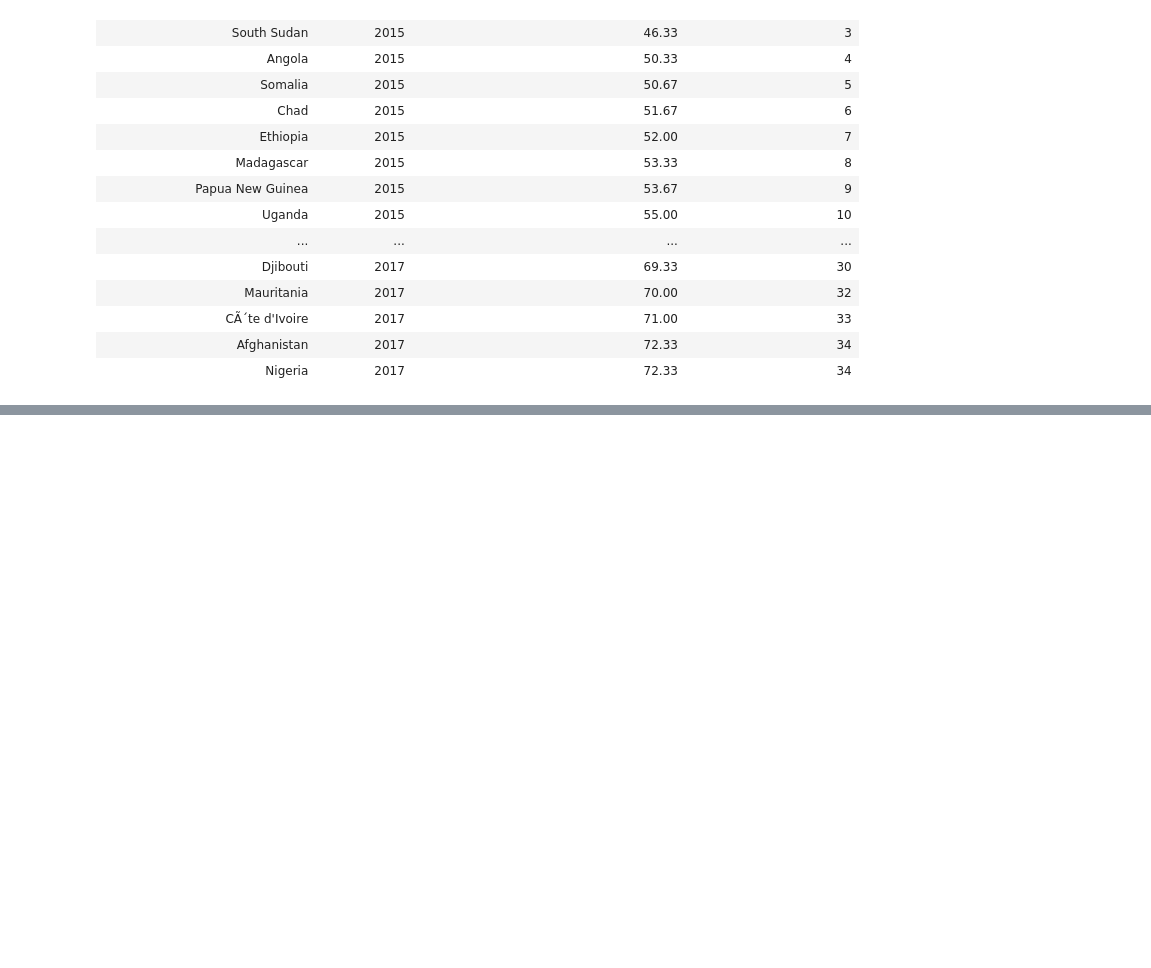
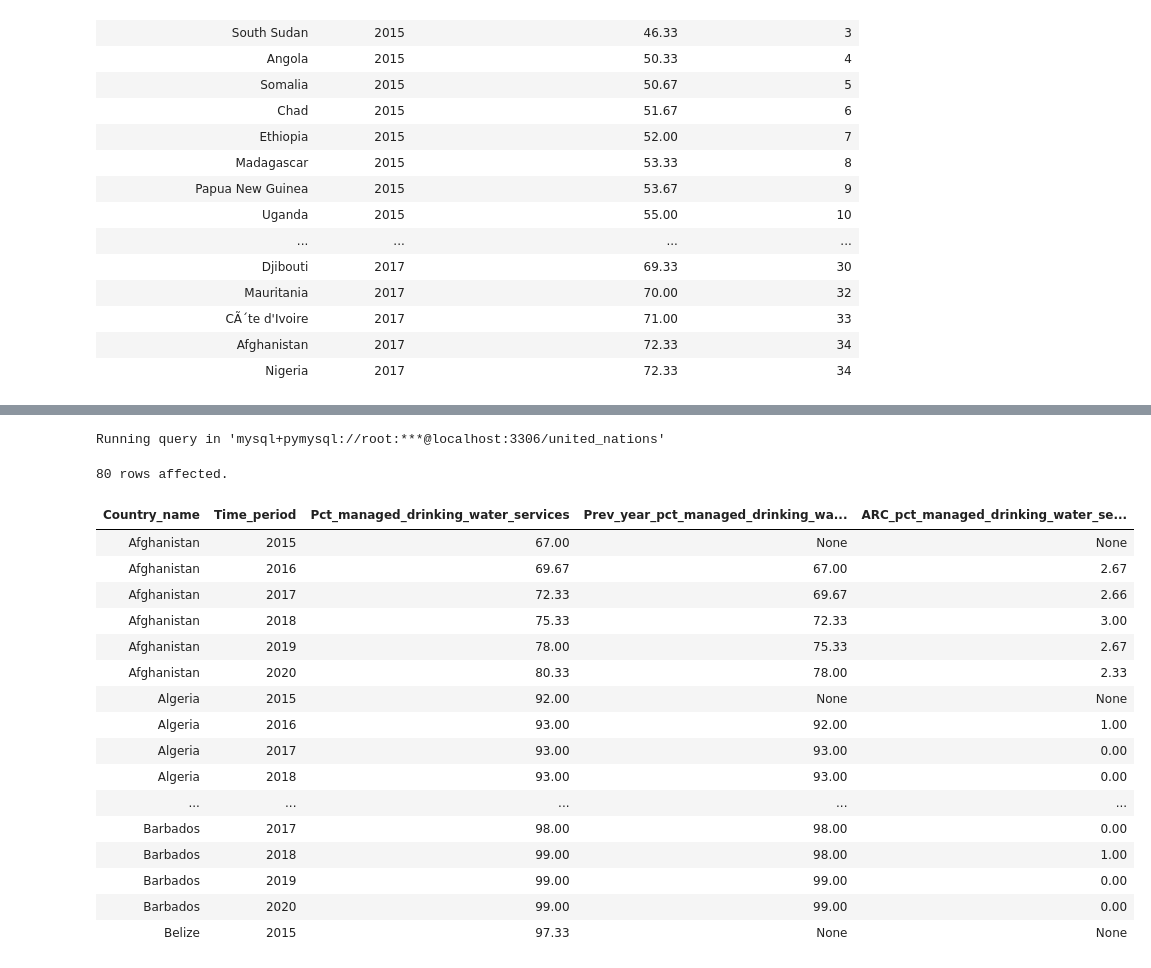
Before and after one commit to kxrrym03/ALX-Exercises, a Jupyter notebook: ALX United Nations.ipynb, the cells around one changed output, grey strips where cells are left out. Saved outputs shown, nothing was run; the diff lists cells and outputs as text; code cells hidden in the pictures; blank space fills up the shorter version.

```diff
--- a/ALX United Nations.ipynb
+++ b/ALX United Nations.ipynb
@@ -791,0 +823,34 @@ Running query in 'mysql+pymysql://root:***@localhost:3306/united_nations'
+# %%
+%%sql
+
+SELECT
+    Country_name,
+    Time_period,
+    Pct_managed_drinking_water_services,
+    LAG(Pct_managed_drinking_water_services) OVER( PARTITION BY Country_name
+    ORDER BY Time_period ASC) AS Prev_year_pct_managed_drinking_water_services,
+    Pct_managed_drinking_water_services - LAG(Pct_managed_drinking_water_services) OVER( PARTITION BY Country_name
+    ORDER BY Time_period ASC) AS ARC_pct_managed_drinking_water_services
+FROM
+    united_nations.Access_to_Basic_Services
+LIMIT 80;
+# %% [output]
+Running query in 'mysql+pymysql://root:***@localhost:3306/united_nations'
+80 rows affected.
+| Country_name | Time_period | Pct_managed_drinking_water_services | Prev_year_pct_managed_drinking_wa... | ARC_pct_managed_drinking_water_se... |
+| Afghanistan | 2015 | 67.00 | None | None |
+| Afghanistan | 2016 | 69.67 | 67.00 | 2.67 |
+| Afghanistan | 2017 | 72.33 | 69.67 | 2.66 |
+| Afghanistan | 2018 | 75.33 | 72.33 | 3.00 |
+| Afghanistan | 2019 | 78.00 | 75.33 | 2.67 |
+| Afghanistan | 2020 | 80.33 | 78.00 | 2.33 |
+| Algeria | 2015 | 92.00 | None | None |
+| Algeria | 2016 | 93.00 | 92.00 | 1.00 |
+| Algeria | 2017 | 93.00 | 93.00 | 0.00 |
+| Algeria | 2018 | 93.00 | 93.00 | 0.00 |
+| ... | ... | ... | ... | ... |
+| Barbados | 2017 | 98.00 | 98.00 | 0.00 |
+| Barbados | 2018 | 99.00 | 98.00 | 1.00 |
+| Barbados | 2019 | 99.00 | 99.00 | 0.00 |
+| Barbados | 2020 | 99.00 | 99.00 | 0.00 |
+| Belize | 2015 | 97.33 | None | None |
```
Also changed, not shown: parts of 4 cells of this notebook.
